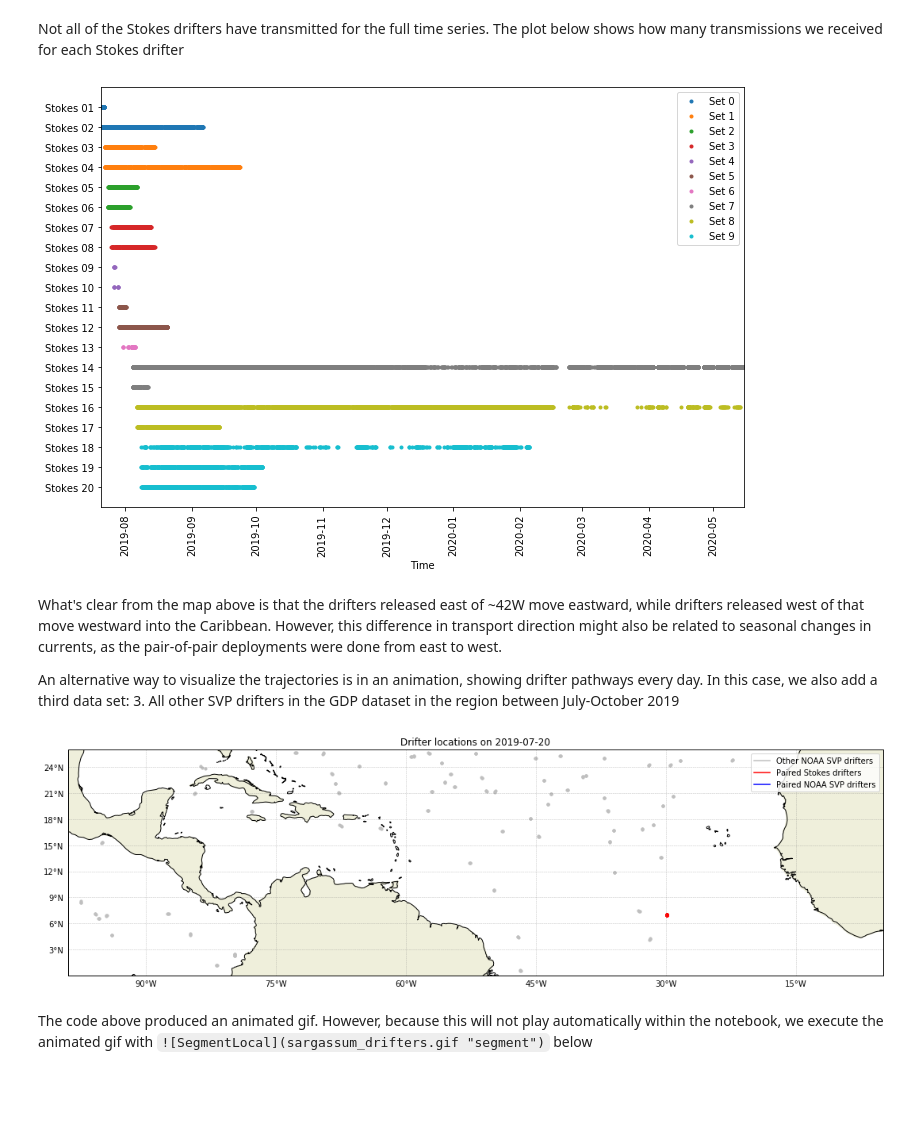
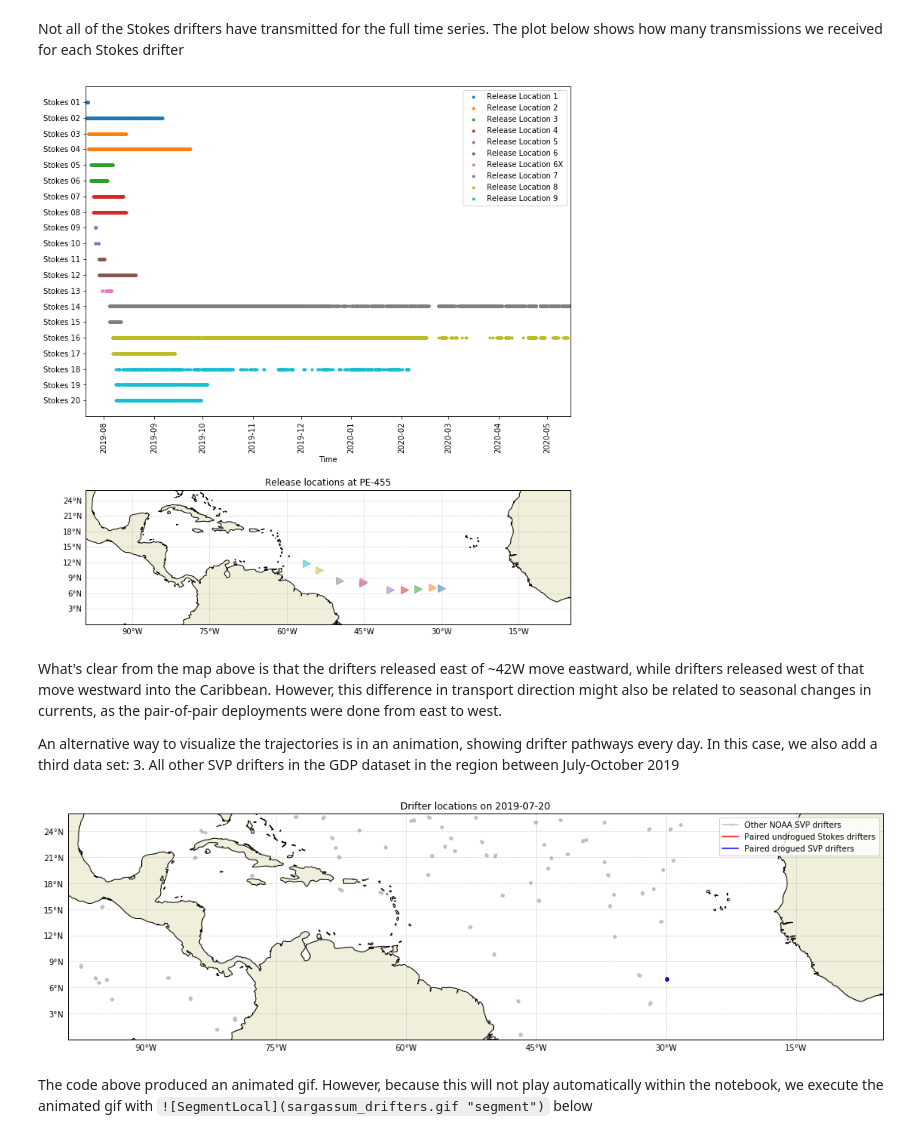
Before and after one commit to OceanParcels/Sargassum_Drifters, a Jupyter notebook: SargassumDrifterAnalysis.ipynb, the cells around one changed output. Cells and saved outputs as stored; diff of their text form; code cells hidden in the pictures; blank space fills up the shorter version.

```diff
--- a/SargassumDrifterAnalysis.ipynb
+++ b/SargassumDrifterAnalysis.ipynb
@@ -29,7 +30,7 @@ We can now create a specific class to store the drifter information, and load in
 2. The SVP drifters deployed during PE-445
 # %%
 class Drifters(object):
-    def __init__(self, fname, name, color):
+    def __init__(self, fname, name, short_name, color):
         data = np.load(fname, allow_pickle=True)
         self.lons = data['lons'].item()
         self.lats = data['lats'].item()
@@ -57,10 +58,11 @@ class Drifters(object):
                 for d in getattr(self, var):
                     getattr(self, var)[d][getattr(self, var)[d]>900] = np.nan
         self.name = name
+        self.short_name = short_name
         self.color = color
 
-Stokes = Drifters('spottrajs_200515.npz', 'Paired Stokes drifters', 'r')
-SVPs = Drifters('gdptrajs_200508.npz', 'Paired NOAA SVP drifters', 'b')
+Stokes = Drifters('spottrajs_200515.npz', 'Paired undrogued Stokes drifters', 'Undrogued Stokes drifters', 'r')
+SVPs = Drifters('gdptrajs_fromnc_200824.npz', 'Paired drogued SVP drifters', 'Drogued SVP drifters', 'b')
 # %% [markdown]
 We also define a helper function to format the maps and save them in both png and pdf format
 # %%
@@ -89,13 +99,20 @@ fig, ax = plt.subplots(1, 1, figsize=(15, 5), subplot_kw={'projection': projecti
 
 for drifters in [Stokes, SVPs]:
     for i, d in enumerate(drifters.lons):
-        label = drifters.name if i == 0 else '_'
+        label = drifters.short_name if i == 0 else '_'
         ax.plot(drifters.lons[d], drifters.lats[d], drifters.color, label=label)
 
 ax.plot([Stokes.launch_lons[s[0]] for s in Stokes.sets_all],
-        [Stokes.launch_lats[s[0]] for s in Stokes.sets_all], 'k>', zorder=10)
+        [Stokes.launch_lats[s[0]] for s in Stokes.sets_all],
+        'k>', markersize=10, zorder=10, label='Release locations')
 
-ax.set_extent([-99, -5, 0, 26], crs=cartopy.crs.PlateCarree())
+ax.plot([-87, -13.2, -97.0], [16, 8.12, 27.8], 'rs', markersize=10, zorder=10,
+        markeredgecolor='k', label='Stokes drifters found on beaches')
+
+# ax.plot(-46.08, 8.23, 'go', markersize=15, zorder=11,
+#         markeredgecolor='k', label='Location of photo')
+
+ax.set_extent([-99, -5, 0, 31], crs=cartopy.crs.PlateCarree())
 ax.legend()
 custom_map_layout_save(ax, 'mapped_trajectories')
 plt.title('Trajectories for all drifters released at PE-455')
@@ -105,32 +122,46 @@ plt.show()
 # %% [markdown]
 Not all of the Stokes drifters have transmitted for the full time series. The plot below shows how many transmissions we received for each Stokes drifter
 # %%
-fig, ax = plt.subplots(1, 1, figsize=(10, 7))
+fig, ax = plt.subplots(2, 1, figsize=(10, 12))
+ax[1] = plt.subplot(212, projection = cartopy.crs.PlateCarree())
 
 ystr = []
 mindate = min([Stokes.dates[d][0] for d in Stokes.dates])
 maxdate = max([Stokes.dates[d][-1] for d in Stokes.dates])
 for i in range(10):
     for j, d in enumerate(Stokes.sets_all[i]):
-        label = 'Set %d' % i if j == 0 else '_'
-        ax.plot(Stokes.dates[d][:], d*np.ones(len(Stokes.dates[d])),'.', color='C%d' % i, label=label)
+        if i == 6:
+            label = label = 'Release Location 6X'
+        else:
+            rel_num = i+1 if i < 6 else i
+            label = 'Release Location %d' % rel_num if j == 0 else '_'
+        ax[0].plot(Stokes.dates[d][:], d*np.ones(len(Stokes.dates[d])),'.', color='C%d' % i, label=label)
         ystr.append('Stokes %.2d' %d)
 
-ax.set_xlabel('Time')
-ax.set_yticks(np.arange(1, 21))
-ax.set_yticklabels(ystr)
-ax.set_xlim([mindate, maxdate])
+ax[0].set_xlabel('Time')
+ax[0].set_yticks(np.arange(1, 21))
+ax[0].set_yticklabels(ystr)
+ax[0].set_xlim([mindate, maxdate])
 
-ax.tick_params(axis='x', rotation=90)
-ax.set_ylim([0, 21])
-ax.invert_yaxis()
-ax.legend()
+ax[0].tick_params(axis='x', rotation=90)
+ax[0].set_ylim([0, 21])
+ax[0].invert_yaxis()
+ax[0].legend()
 
+for i in range(10):
+    ax[1].plot(Stokes.launch_lons[Stokes.sets_all[i][0]], Stokes.launch_lats[Stokes.sets_all[i][0]],
+               '>', markersize=10, color='C%d' % i, zorder=10, alpha=0.5)
+
+ax[1].set_extent([-99, -5, 0, 26], crs=cartopy.crs.PlateCarree())
+custom_map_layout_save(ax[1], None)
+ax[1].set_title('Release locations at PE-455')
+
+fig.canvas.draw()
 plt.tight_layout()
 savefig('stokes_xmit_timeseries.png')
 savefig('stokes_xmit_timeseries.pdf')
 # %% [output]
-[figure, old version]
+[figure, new version]
 # %% [markdown]
 What's clear from the map above is that the drifters released east of ~42W move eastward, while drifters released west of that move westward into the Caribbean. However, this difference in transport direction might also be related to seasonal changes in currents, as the pair-of-pair deployments were done from east to west.
 
@@ -144,7 +175,7 @@ pylab.rcParams['figure.figsize'] = (15, 5)
 projection = cartopy.crs.PlateCarree()
 fig, ax = plt.subplots(1, 1, subplot_kw={'projection': projection})
 
-plottimes = [datetime.datetime(2019, 7, 20) + datetime.timedelta(days=d) for d in range(70)]
+plottimes = [datetime.datetime(2019, 7, 20) + datetime.timedelta(days=d) for d in range(180)]
 
 scat = {}
 for drifters in [SVP_all, Stokes, SVPs]:
@@ -168,7 +199,7 @@ def animate(t):
 anim = animation.FuncAnimation(fig, animate, frames=frames, interval=100, blit=False)
 anim.save('sargassum_drifters.gif', writer='imagemagick', fps=10)
 # %% [output]
-[figure, old version]
+[figure, new version]
 # %% [markdown]
 The code above produced an animated gif. However, because this will not play automatically within the notebook, we execute the animated gif with `![SegmentLocal](sargassum_drifters.gif "segment")` below
 # %% [markdown]
```
Also changed, not shown: parts of 12 cells of this notebook, 5 other files.
